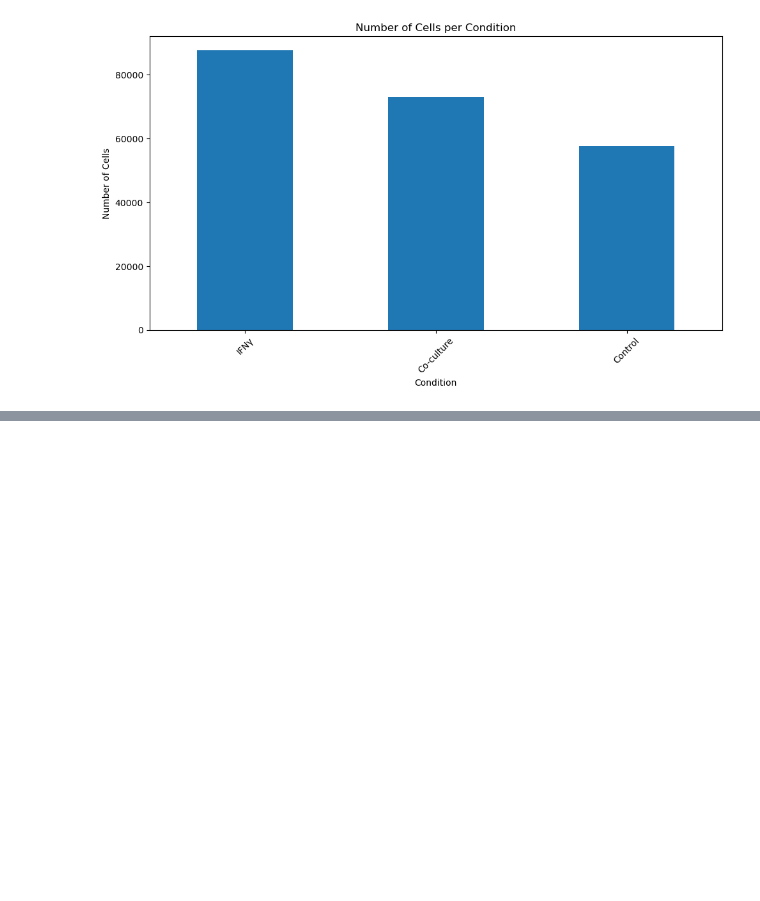
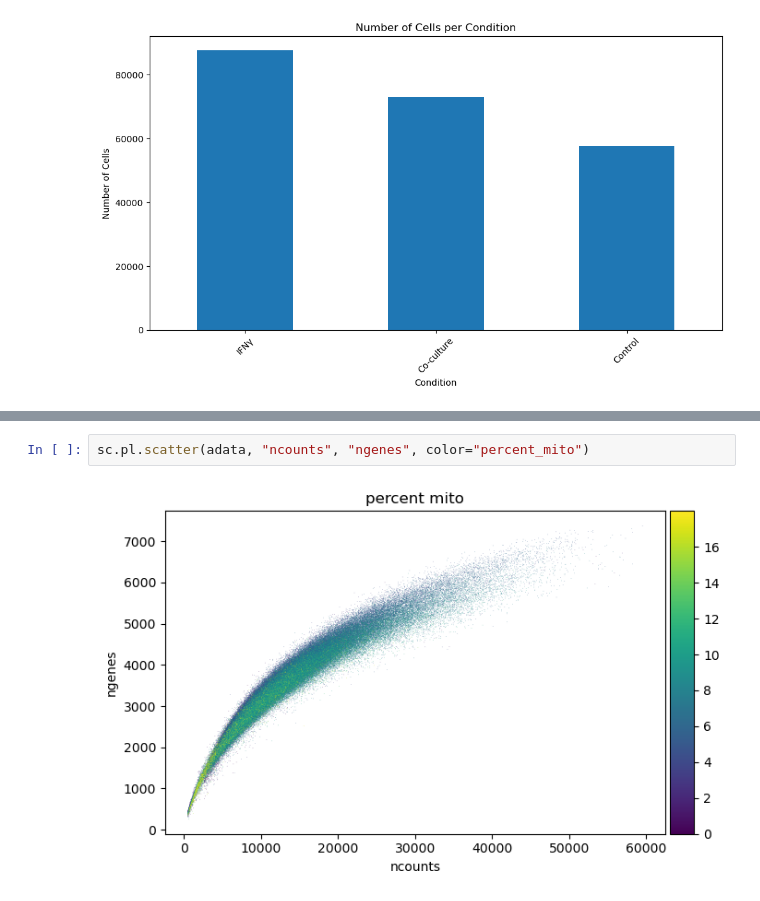
Before and after one commit to tf-kuehn/ml_omics, a Jupyter notebook: scripts/eda_rna.ipynb, the cells around one changed output, grey strips where cells are left out. Drawn from its saved outputs; the diff is of its cells as text; blank space fills up the shorter version.

```diff
--- a/scripts/eda_rna.ipynb
+++ b/scripts/eda_rna.ipynb
@@ -41,0 +65,4 @@ AnnData object with n_obs × n_vars = 218331 × 23712
+# %%
+sc.pl.scatter(adata, "ncounts", "ngenes", color="percent_mito")
+# %% [output]
+[figure, added]
```
Also changed, not shown: parts of 4 cells of this notebook, 1 other file.
